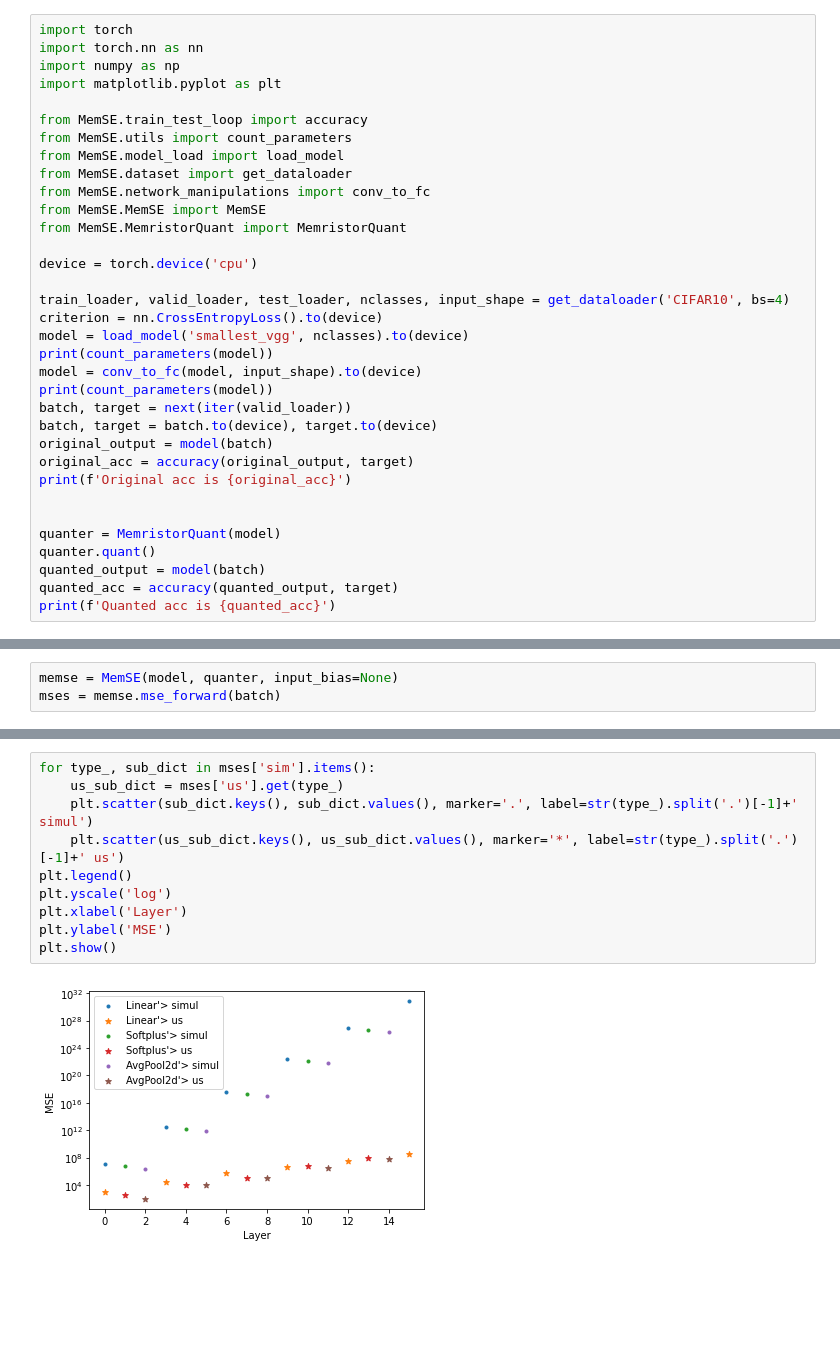
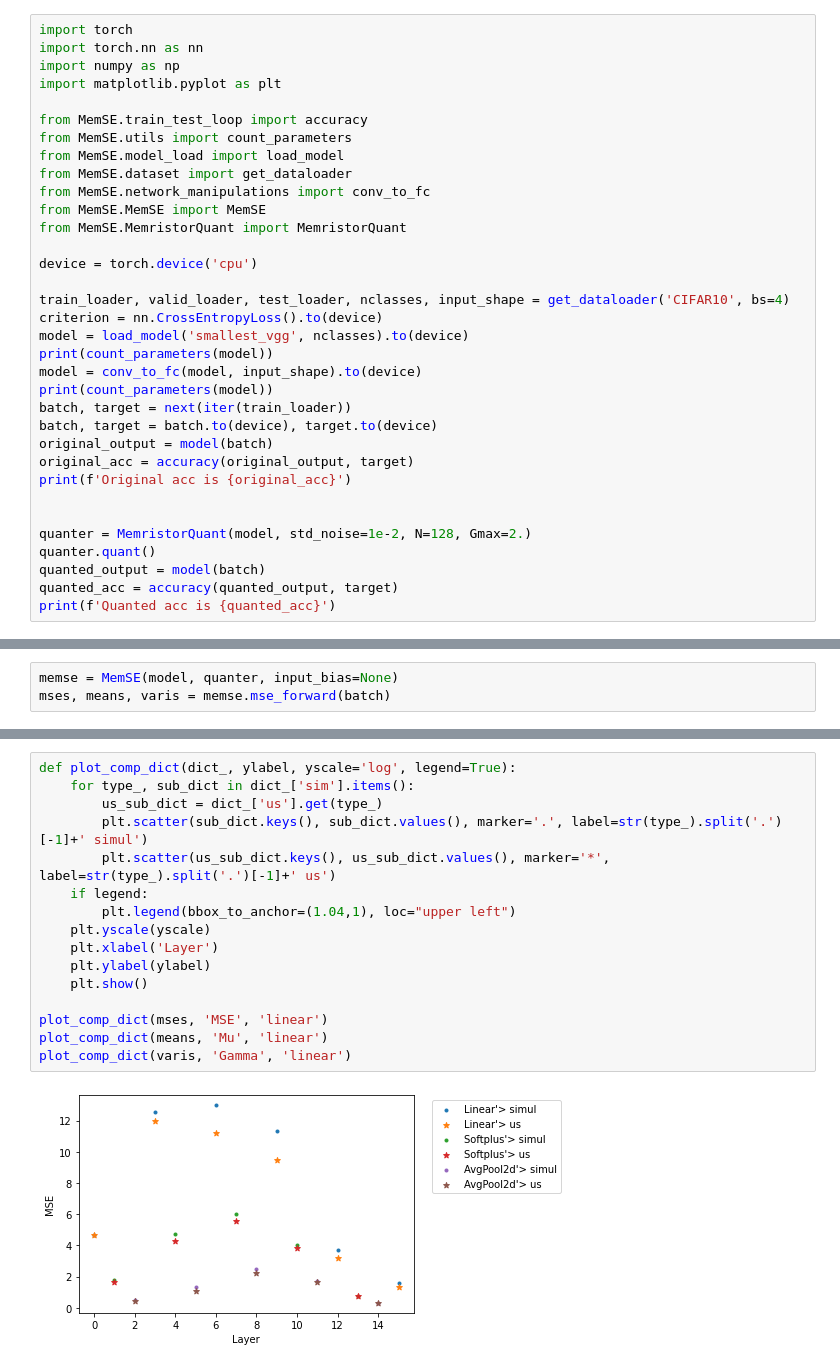
Before and after one commit to sebastienwood/MemSE, a Jupyter notebook: experiments/mse_analysis.ipynb, the cells around one changed output, grey strips where cells are left out. Saved outputs shown, nothing was run; the diff lists cells and outputs as text; blank space fills up the shorter version.

```diff
--- a/experiments/mse_analysis.ipynb
+++ b/experiments/mse_analysis.ipynb
@@ -20,14 +20,14 @@ model = load_model('smallest_vgg', nclasses).to(device)
 print(count_parameters(model))
 model = conv_to_fc(model, input_shape).to(device)
 print(count_parameters(model))
-batch, target = next(iter(valid_loader))
+batch, target = next(iter(train_loader))
 batch, target = batch.to(device), target.to(device)
 original_output = model(batch)
 original_acc = accuracy(original_output, target)
 print(f'Original acc is {original_acc}')
 
 
-quanter = MemristorQuant(model)
+quanter = MemristorQuant(model, std_noise=1e-2, N=128, Gmax=2.)
 quanter.quant()
 quanted_output = model(batch)
 quanted_acc = accuracy(quanted_output, target)
@@ -45,3 +45,3 @@ Quanted acc is [tensor(25.)]
 # %%
 memse = MemSE(model, quanter, input_bias=None)
-mses = memse.mse_forward(batch)
+mses, means, varis = memse.mse_forward(batch)
@@ -68,12 +66,18 @@ mses
 # %%
-for type_, sub_dict in mses['sim'].items():
-    us_sub_dict = mses['us'].get(type_)
-    plt.scatter(sub_dict.keys(), sub_dict.values(), marker='.', label=str(type_).split('.')[-1]+' simul')
-    plt.scatter(us_sub_dict.keys(), us_sub_dict.values(), marker='*', label=str(type_).split('.')[-1]+' us')
-plt.legend()
-plt.yscale('log')
-plt.xlabel('Layer')
-plt.ylabel('MSE')
-plt.show()
+def plot_comp_dict(dict_, ylabel, yscale='log', legend=True):
+    for type_, sub_dict in dict_['sim'].items():
+        us_sub_dict = dict_['us'].get(type_)
+        plt.scatter(sub_dict.keys(), sub_dict.values(), marker='.', label=str(type_).split('.')[-1]+' simul')
+        plt.scatter(us_sub_dict.keys(), us_sub_dict.values(), marker='*', label=str(type_).split('.')[-1]+' us')
+    if legend:
+        plt.legend(bbox_to_anchor=(1.04,1), loc="upper left")
+    plt.yscale(yscale)
+    plt.xlabel('Layer')
+    plt.ylabel(ylabel)
+    plt.show()
+
+plot_comp_dict(mses, 'MSE', 'linear')
+plot_comp_dict(means, 'Mu', 'linear')
+plot_comp_dict(varis, 'Gamma', 'linear')
 # %% [output]
-[figure, old version]
+[figure, new version]
```
Also changed, not shown: parts of 4 cells of this notebook, 4 other files.
